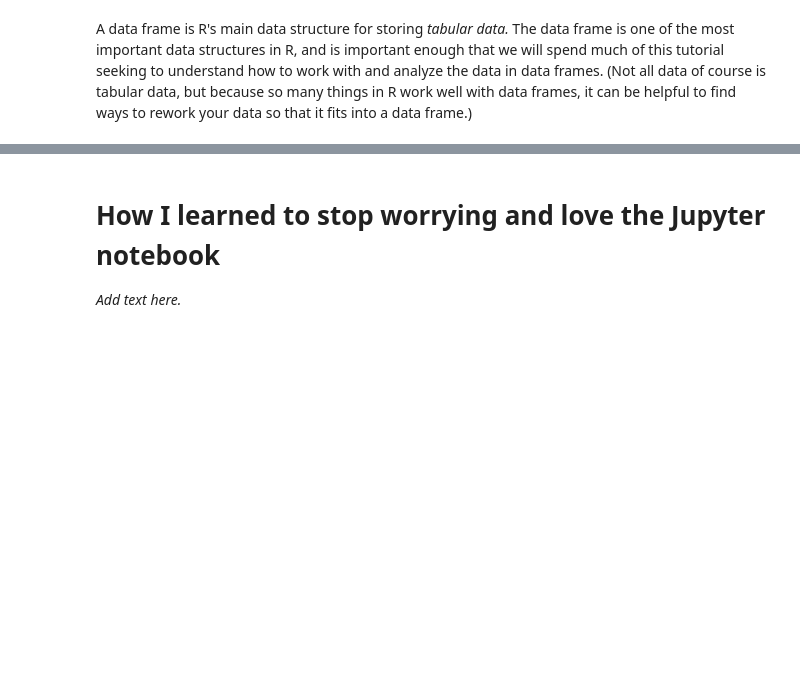
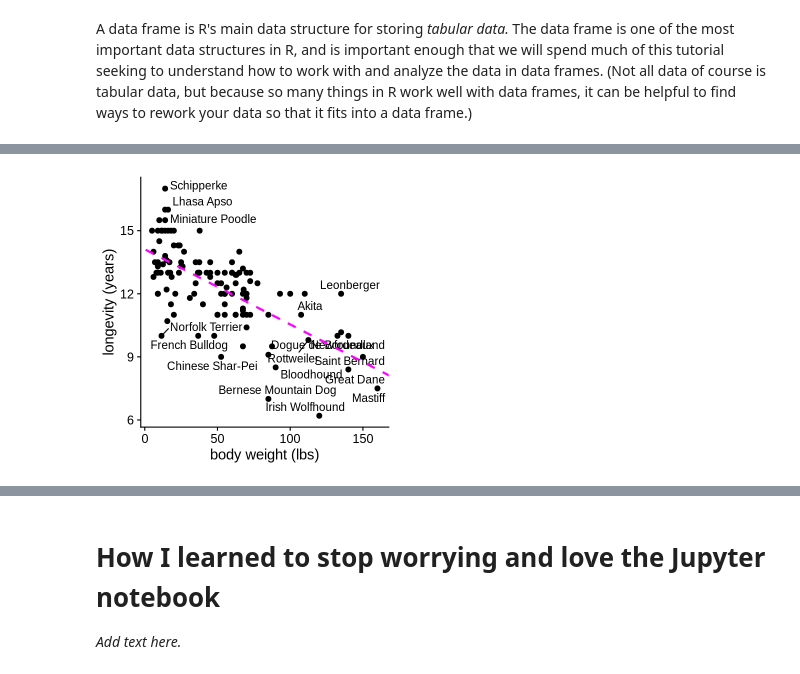
Before and after one commit to pcarbo/qBio9_stuff, a Jupyter notebook: basic_computing_qbio9.ipynb, the cells around one changed output, grey strips where cells are left out. Cells and saved outputs as stored; diff of their text form; code cells hidden in the pictures; blank space fills up the shorter version.

```diff
--- a/basic_computing_qbio9.ipynb
+++ b/basic_computing_qbio9.ipynb
@@ -195,0 +242,2 @@ NEXT: Move on to the lm step.
+# %%
+fit <- lm(aod ~ weight,dogs)
@@ -195,0 +291,13 @@ NEXT: Move on to the lm step.
+# %%
+a <- coef(fit)["weight"]
+b <- coef(fit)["(Intercept)"]
+options(repr.plot.width = 4,repr.plot.height = 4,repr.plot.res = 150)
+p <- ggplot(dogs,aes_string(x = "weight",y = "aod",label = "breed")) +
+  geom_point(size = 2) +
+  geom_text_repel() +
+  geom_abline(slope = a,intercept = b,col = "magenta",
+              linewidth = 1,linetype = "dashed") +
+  labs(x = "body weight (lbs)",y = "longevity (years)") +
+  theme_cowplot()
+print(p)
+# %% [output]
@@ -195,0 +306 @@ NEXT: Move on to the lm step.
+[figure, added]
```
Also changed, not shown: parts of 35 cells of this notebook.
